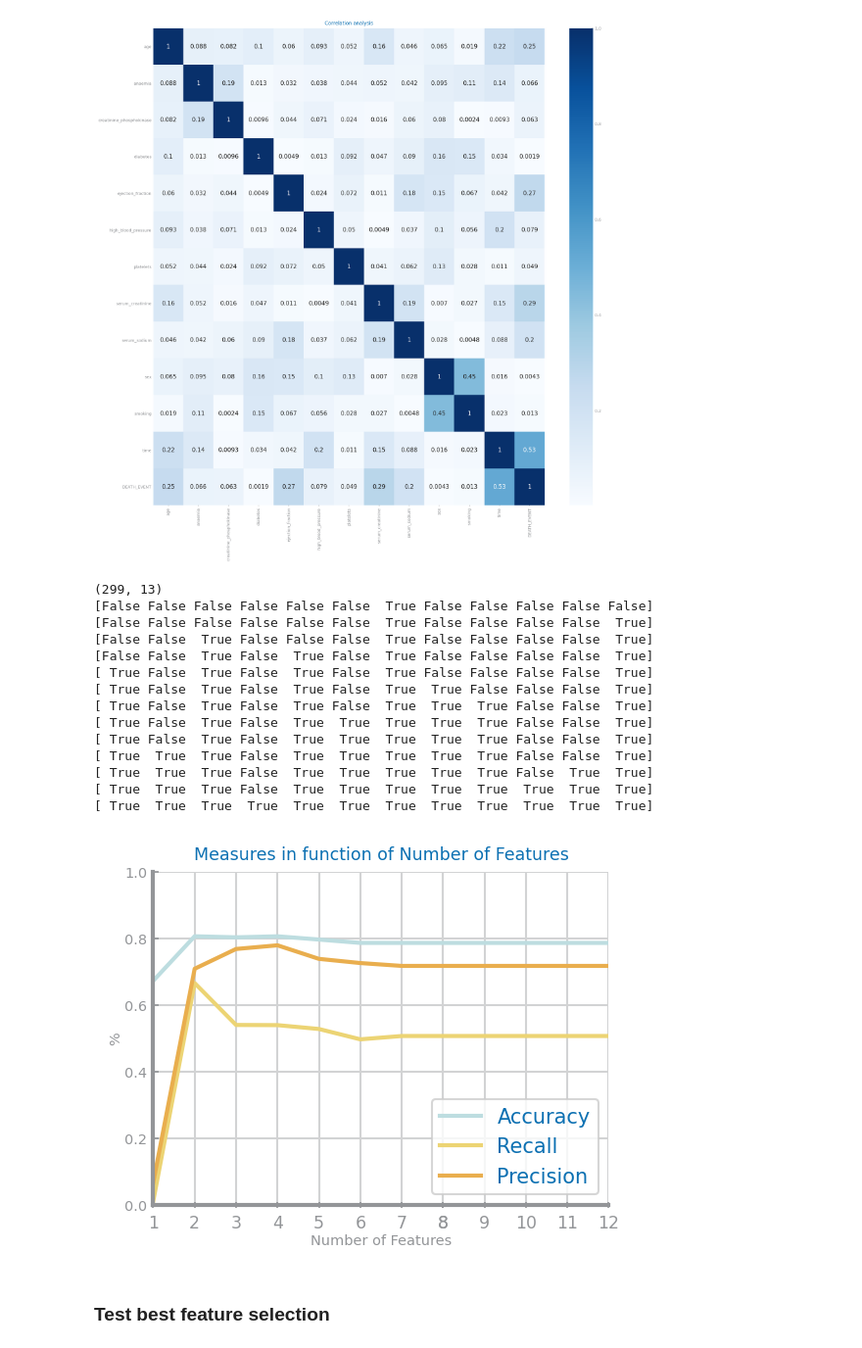
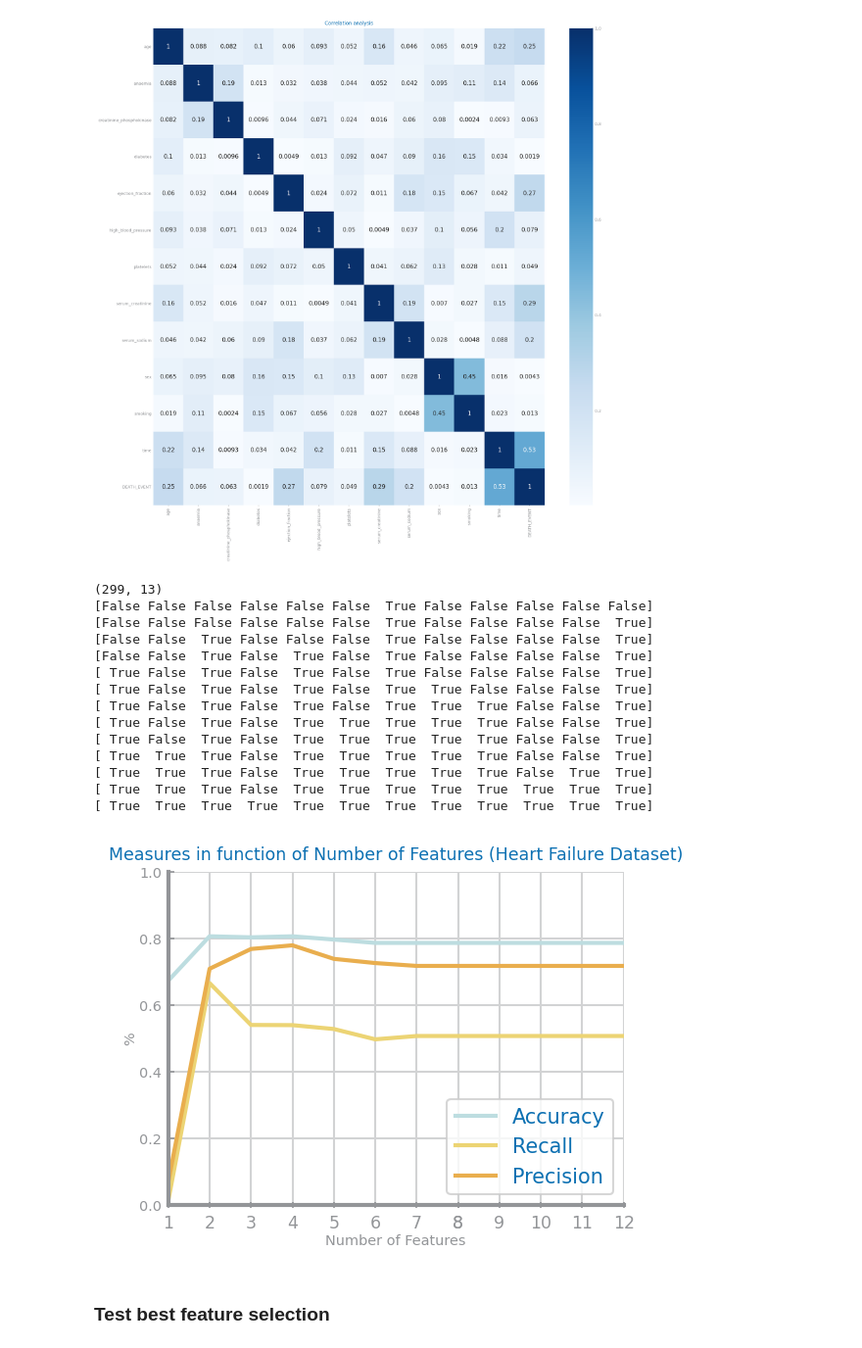
Before and after one commit to joaopalet/DataScience2020, a Jupyter notebook: FeatureSelection.ipynb, the cells around one changed output. Shown at 98% size. Drawn from its saved outputs; the diff is of its cells as text; code cells hidden in the pictures.

```diff
--- a/FeatureSelection.ipynb
+++ b/FeatureSelection.ipynb
@@ -133,35 +133,35 @@ for k in n_features:
         acc += metrics.accuracy_score(tstY, prdY)
         rec += metrics.recall_score(tstY, prdY)
         pre += metrics.precision_score(tstY, prdY)
 
     acc_values.append(acc/5)
     rec_values.append(rec/5)
     pre_values.append(pre/5)
 
 values['Accuracy'] = acc_values
 values['Recall'] = rec_values
 values['Precision'] = pre_values
 
-ds.multiple_line_chart(n_features, values, title='Measures in function of Number of Features',
+ds.multiple_line_chart(n_features, values, title='Measures in function of Number of Features (Heart Failure Dataset)',
                            xlabel='Number of Features', ylabel='%', percentage=True)
 
 plt.show()
 # %% [output]
 (299, 13)
 [False False False False False False  True False False False False False]
 [False False False False False False  True False False False False  True]
 [False False  True False False False  True False False False False  True]
 [False False  True False  True False  True False False False False  True]
 [ True False  True False  True False  True False False False False  True]
 [ True False  True False  True False  True  True False False False  True]
 [ True False  True False  True False  True  True  True False False  True]
 [ True False  True False  True  True  True  True  True False False  True]
 [ True False  True False  True  True  True  True  True False False  True]
 [ True  True  True False  True  True  True  True  True False False  True]
 [ True  True  True False  True  True  True  True  True False  True  True]
 [ True  True  True False  True  True  True  True  True  True  True  True]
 [ True  True  True  True  True  True  True  True  True  True  True  True]
-[figure, old version]
+[figure, new version]
 # %% [markdown]
 ### Test best feature selection
 # %%
```
Also changed, not shown: parts of 4 cells of this notebook, 1 other file.
